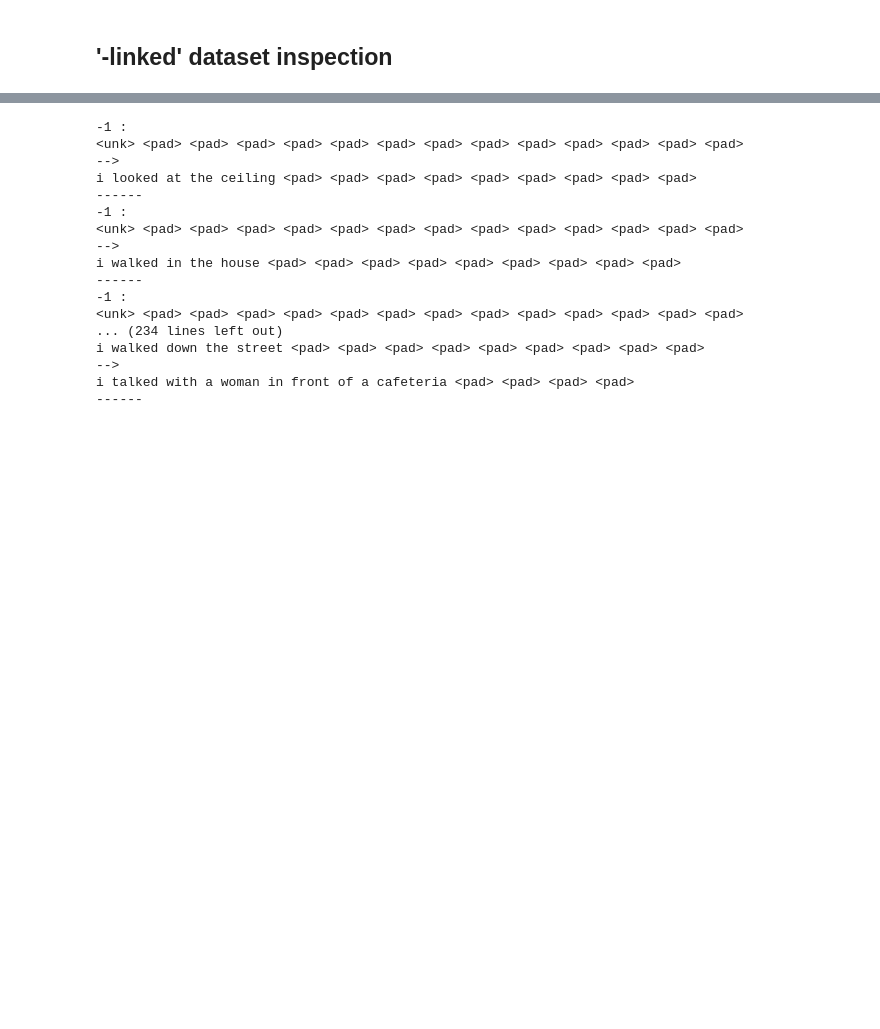
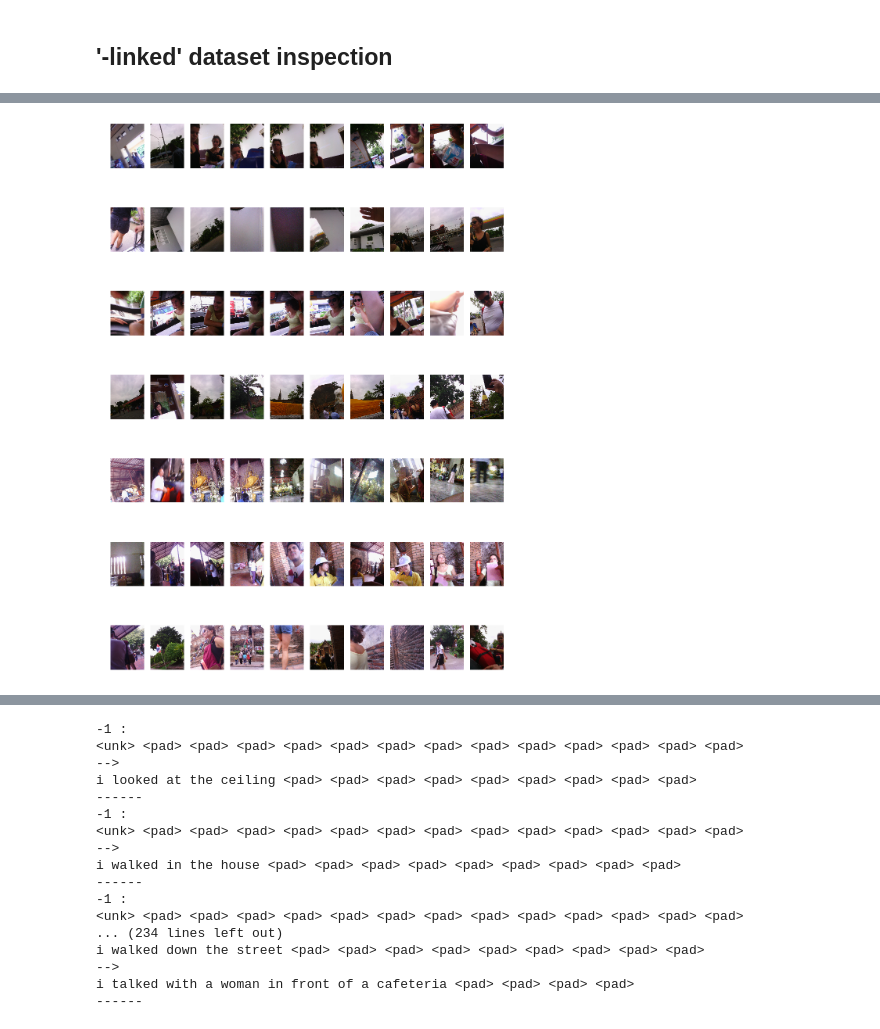
Before and after one commit to MarcBS/TMA, a Jupyter notebook: visualization.ipynb, the cells around one changed output, grey strips where cells are left out. Cells and saved outputs as stored; diff of their text form; code cells hidden in the pictures; blank space fills up the shorter version.

```diff
--- a/visualization.ipynb
+++ b/visualization.ipynb
@@ -29,7 +31,7 @@ Using gpu device 0: GeForce GTX TITAN X (CNMeM is disabled, cuDNN 5005)
 # %%
 # Load basic dataset
 params = load_parameters()
-params['REBUILD_DATASET'] = True
+params['REBUILD_DATASET'] = False
 dataset = build_dataset(params)
 params['OUTPUT_VOCABULARY_SIZE'] = dataset.vocabulary_len[params['OUTPUTS_IDS_DATASET'][0]]
 
@@ -563,3 +565,74 @@ params['VOCABULARIES_MAPPING']
 {'description': 'prev_description'}
 # %% [markdown]
 ## '-linked' dataset inspection
+# %%
+set_split = 'train'
+[Xdeb, Ydeb] = dataset.getXY_FromIndices(set_split, range(1000,1050), debug=True)
+[X, Y] = dataset.getXY_FromIndices(set_split, range(1000,1050),normalization=False, meanSubstraction=False, dataAugmentation=False)
+# %%
+#selected_frames = dataset.getFramesPaths(Xdeb[0], params['INPUTS_IDS_DATASET'][0], 'train',
+#                                         params['NUM_FRAMES'], data_augmentation=False)
+print Xdeb[0]
+#print selected_frames
+
+
+# Get list of images and list of counts
+images_list = '/media/HDD_3TB/DATASETS/EDUB-SegDesc/Annotations/'+set_split+'_imgs_list.txt'
+images_counts = '/media/HDD_3TB/DATASETS/EDUB-SegDesc/Annotations/'+set_split+'_imgs_counts.txt'
+counts = []
+imgs_list = []
+with open(images_list, 'r') as fileim:
+    for line in fileim:
+        line = line.rstrip('\n')
+        imgs_list.append(line)
+with open(images_counts, 'r') as filect:
+    for line in filect:
+        line = line.rstrip('\n')
+        counts.append(int(line))
+
+print
+print 'Print some statistics:'
+print len(counts)
+num_small_segments = sum([1 if c<10 else 0 for c in counts])
+print num_small_segments
+print float(num_small_segments)/len(counts)
+print
+
+prev_im = -1
+count_plotted = 1
+random_sel = 10
+
+f = plt.figure(1)
+f.set_size_inches(18,30)
+
+for im,sin,sout,l in zip(Xdeb[0],Xdeb[2],Ydeb[0], Xdeb[3]):
+    if prev_im != im:
+        # Plot some images
+        if im == 0:
+            ini_pos = 0
+        else:
+            ini_pos = sum(counts[:im])
+        fin_pos = ini_pos + counts[im]
+        current_imgs = imgs_list[ini_pos:fin_pos]
+        # Pick random_sel images randomly from the event
+        #random_images = sorted(np.random.choice(current_imgs, random_sel))
+        # Pick them equidistantly
+        random_images = [current_imgs[int(idim)] for idim in np.linspace(0,len(current_imgs)-1,random_sel)]
+        # Plot images
+        print
+        print 'plotting event'
+        print random_images
+        for im_plot in random_images:
+
+            im_plot = pilimage.open(dataset.path+im_plot)
+            #im_plot = im.convert('RGB')
+            im_plot = np.asarray(im_plot)
+
+            ax = plt.subplot(8,random_sel,count_plotted)
+            plt.imshow(im_plot)
+            plt.axis('off')
+            count_plotted += 1
+
+    print im,':',sin,'['+str(l)+'] -->',sout
+    prev_im = im
+# %% [output]
@@ -565,0 +656 @@ params['VOCABULARIES_MAPPING']
+[figure, added]
```
Also changed, not shown: parts of 7 cells of this notebook, 3 other files.
